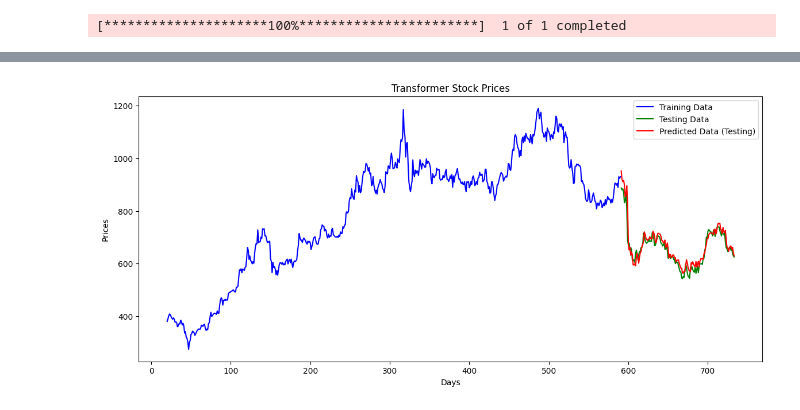
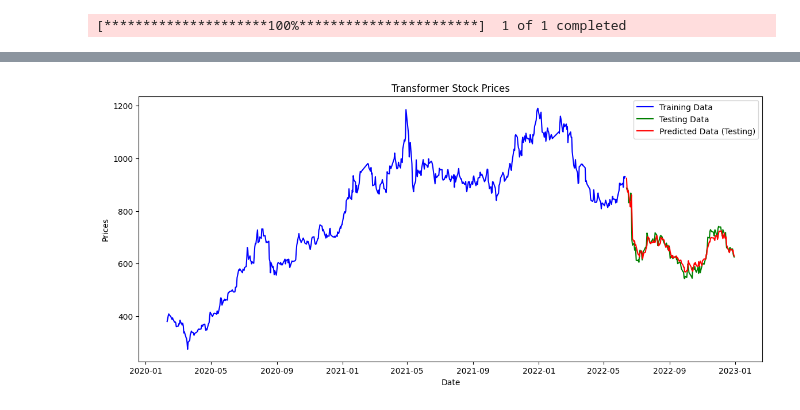
Before and after one commit to B10956048/113_Finance, a Jupyter notebook: week9.ipynb, the cells around one changed output, grey strips where cells are left out. Drawn from its saved outputs; the diff is of its cells as text; code cells hidden in the pictures.

```diff
--- a/week9.ipynb
+++ b/week9.ipynb
@@ -167,6 +169,7 @@ import matplotlib.pyplot as plt
 # 下載股票資料 (2330.TW)
 data = yf.download('2454.TW', start='2020-01-01', end='2023-01-01')
 closing_prices = data['Close'].values.reshape(-1, 1)
+dates = data.index  # 獲取日期信息
 
 # 標準化資料
 scaler = StandardScaler()
@@ -294,30 +297,32 @@ test_predictions = scaler.inverse_transform(test_predictions)
 # %%
 # 反標準化實際數據
 train_y_actual = scaler.inverse_transform(train_y.cpu().numpy())
 test_y_actual = scaler.inverse_transform(test_y.cpu().numpy())
 
+# 獲取日期區間，用於對應訓練集和測試集的可視化
+train_dates = dates[seq_length:train_size + seq_length]
+test_dates = dates[train_size + seq_length:]
+
 # 繪圖
 plt.figure(figsize=(14, 6))
 
 # 繪製訓練集真實數據
-plt.plot(range(seq_length, seq_length + len(train_y_actual)), train_y_actual, label='Training Data', color='blue')
+plt.plot(train_dates, train_y_actual, label='Training Data', color='blue')
 
 # 繪製測試集真實數據
-plt.plot(range(seq_length + len(train_y_actual), seq_length + len(train_y_actual) + len(test_y_actual)), test_y_actual,
-         label='Testing Data', color='green')
+plt.plot(test_dates, test_y_actual, label='Testing Data', color='green')
 
 # 繪製訓練集預測數據
-#plt.plot(range(seq_length, seq_length + len(train_predictions)), train_predictions, label='Predicted Data (Training)', color='red', linestyle='--')
+#plt.plot(train_dates, train_predictions, label='Predicted Data (Training)', color='red', linestyle='--')
 
 # 繪製測試集預測數據
-plt.plot(range(seq_length + len(train_y_actual), seq_length + len(train_y_actual) + len(test_predictions)), test_predictions,
-         label='Predicted Data (Testing)', color='red')
+plt.plot(test_dates, test_predictions, label='Predicted Data (Testing)', color='red')
 
 # 標題和標籤
 plt.title('Transformer Stock Prices')
-plt.xlabel('Days')
+plt.xlabel('Date')
 plt.ylabel('Prices')
 plt.legend()
 plt.show()
 # %% [output]
-[figure, old version]
+[figure, new version]
```
Also changed, not shown: parts of 4 cells of this notebook.
